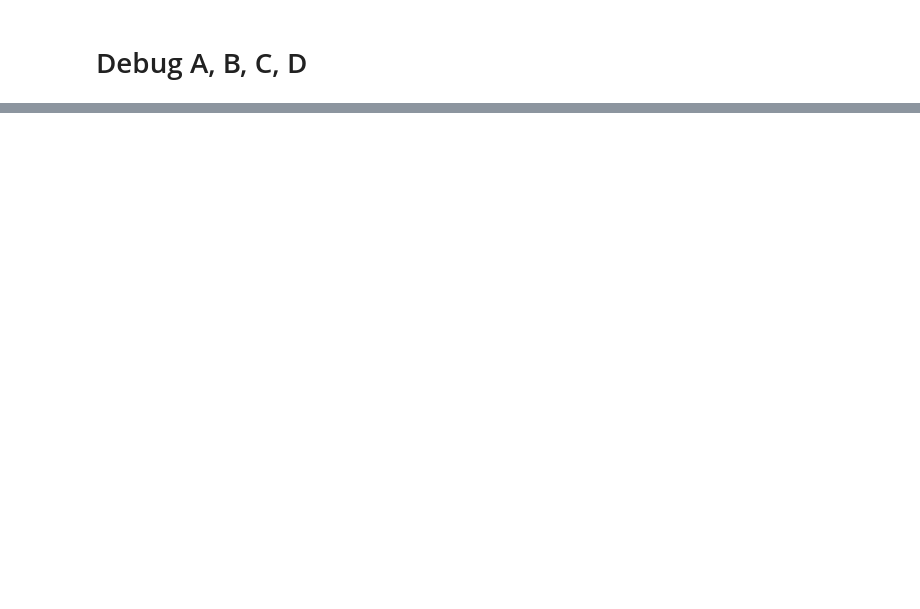
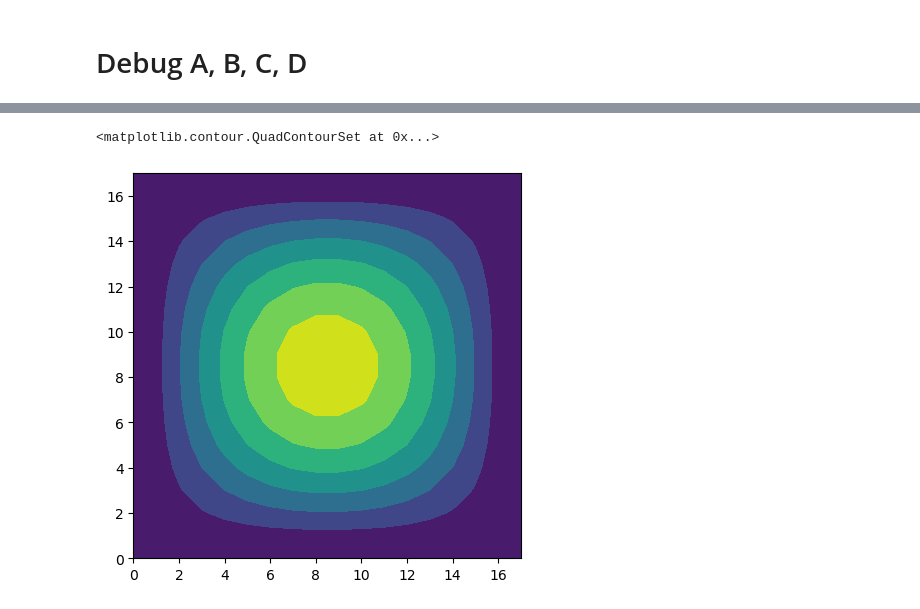
Before and after one commit to dontempty/PaScaL_TDMA_lab, a Jupyter notebook: examples_lab/lab.ipynb, the cells around one changed output, grey strips where cells are left out. Saved outputs shown, nothing was run; the diff lists cells and outputs as text; code cells hidden in the pictures; blank space fills up the shorter version.

```diff
--- a/examples_lab/lab.ipynb
+++ b/examples_lab/lab.ipynb
@@ -127,0 +303,23 @@ array([225., 225., 225., 225., 225., 225., 225., 225.])
+# %%
+nx = 16
+ny = 16
+
+dx = 1/nx
+dy = 1/ny
+
+x = np.linspace(dx/2, 1-dx/2, nx)
+y = np.linspace(dy/2, 1-dy/2, ny)
+
+exact_solution = np.zeros((ny+2, nx+2))
+
+
+
+for j in range(1, ny+1):
+    for i in range(1, nx+1):
+        exact_solution[j, i] = np.sin(np.pi * x[i-1]) * np.sin(np.pi * y[j-1])
+
+plt.figure(figsize=(5, 5))
+plt.contourf(exact_solution)
+# %% [output]
+<matplotlib.contour.QuadContourSet at 0x...>
+[figure, added]
```
Also changed, not shown: parts of 14 cells of this notebook, 20 other files.
